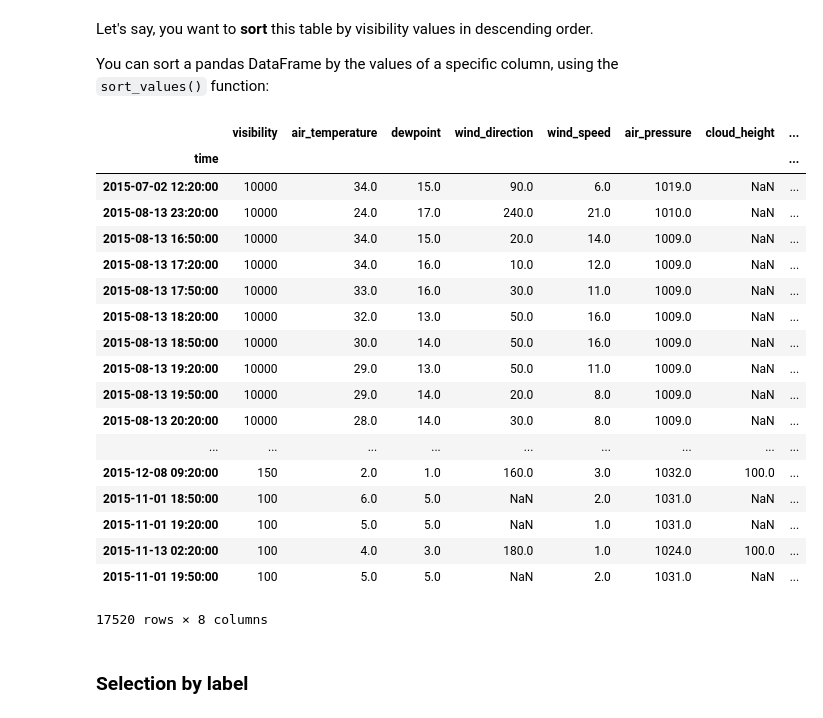
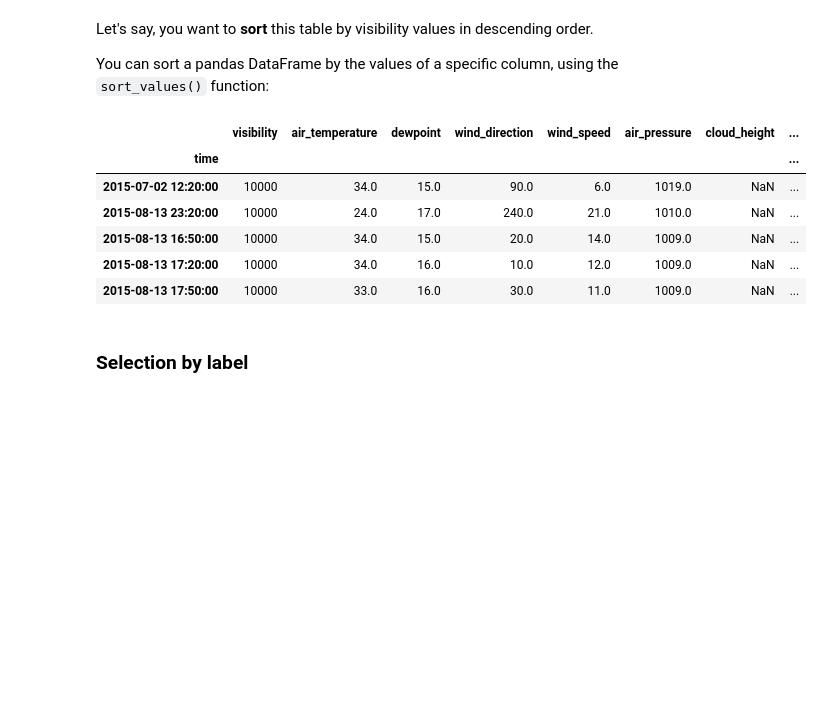
Before and after one commit to python-kurs/sommersemester_2019, a Jupyter notebook: content/units/S01E04.ipynb, the cells around one changed output. Saved outputs shown, nothing was run; the diff lists cells and outputs as text; code cells hidden in the pictures; blank space fills up the shorter version.

```diff
--- a/content/units/S01E04.ipynb
+++ b/content/units/S01E04.ipynb
@@ -78,27 +78,15 @@ Let's say, you want to **sort** this table by visibility values in descending or
 
 You can sort a pandas DataFrame by the values of a specific column, using the `sort_values()` function:
 # %%
-tabelle.sort_values(by="visibility", ascending=False)
+tabelle.sort_values(by="visibility", ascending=False).head()
 # %% [output]
 |  | visibility | air_temperature | dewpoint | wind_direction | wind_speed | air_pressure | cloud_height | ... |
 | time |  |  |  |  |  |  |  | ... |
 | 2015-07-02 12:20:00 | 10000 | 34.0 | 15.0 | 90.0 | 6.0 | 1019.0 | NaN | ... |
 | 2015-08-13 23:20:00 | 10000 | 24.0 | 17.0 | 240.0 | 21.0 | 1010.0 | NaN | ... |
 | 2015-08-13 16:50:00 | 10000 | 34.0 | 15.0 | 20.0 | 14.0 | 1009.0 | NaN | ... |
 | 2015-08-13 17:20:00 | 10000 | 34.0 | 16.0 | 10.0 | 12.0 | 1009.0 | NaN | ... |
 | 2015-08-13 17:50:00 | 10000 | 33.0 | 16.0 | 30.0 | 11.0 | 1009.0 | NaN | ... |
-| 2015-08-13 18:20:00 | 10000 | 32.0 | 13.0 | 50.0 | 16.0 | 1009.0 | NaN | ... |
-| 2015-08-13 18:50:00 | 10000 | 30.0 | 14.0 | 50.0 | 16.0 | 1009.0 | NaN | ... |
-| 2015-08-13 19:20:00 | 10000 | 29.0 | 13.0 | 50.0 | 11.0 | 1009.0 | NaN | ... |
-| 2015-08-13 19:50:00 | 10000 | 29.0 | 14.0 | 20.0 | 8.0 | 1009.0 | NaN | ... |
-| 2015-08-13 20:20:00 | 10000 | 28.0 | 14.0 | 30.0 | 8.0 | 1009.0 | NaN | ... |
-| ... | ... | ... | ... | ... | ... | ... | ... | ... |
-| 2015-12-08 09:20:00 | 150 | 2.0 | 1.0 | 160.0 | 3.0 | 1032.0 | 100.0 | ... |
-| 2015-11-01 18:50:00 | 100 | 6.0 | 5.0 | NaN | 2.0 | 1031.0 | NaN | ... |
-| 2015-11-01 19:20:00 | 100 | 5.0 | 5.0 | NaN | 1.0 | 1031.0 | NaN | ... |
-| 2015-11-13 02:20:00 | 100 | 4.0 | 3.0 | 180.0 | 1.0 | 1024.0 | 100.0 | ... |
-| 2015-11-01 19:50:00 | 100 | 5.0 | 5.0 | NaN | 2.0 | 1031.0 | NaN | ... |
-17520 rows × 8 columns
 # %% [markdown]
 ### Selection by label
 # %% [markdown]
```
Also changed, not shown: parts of 18 cells of this notebook, 2 other files.
